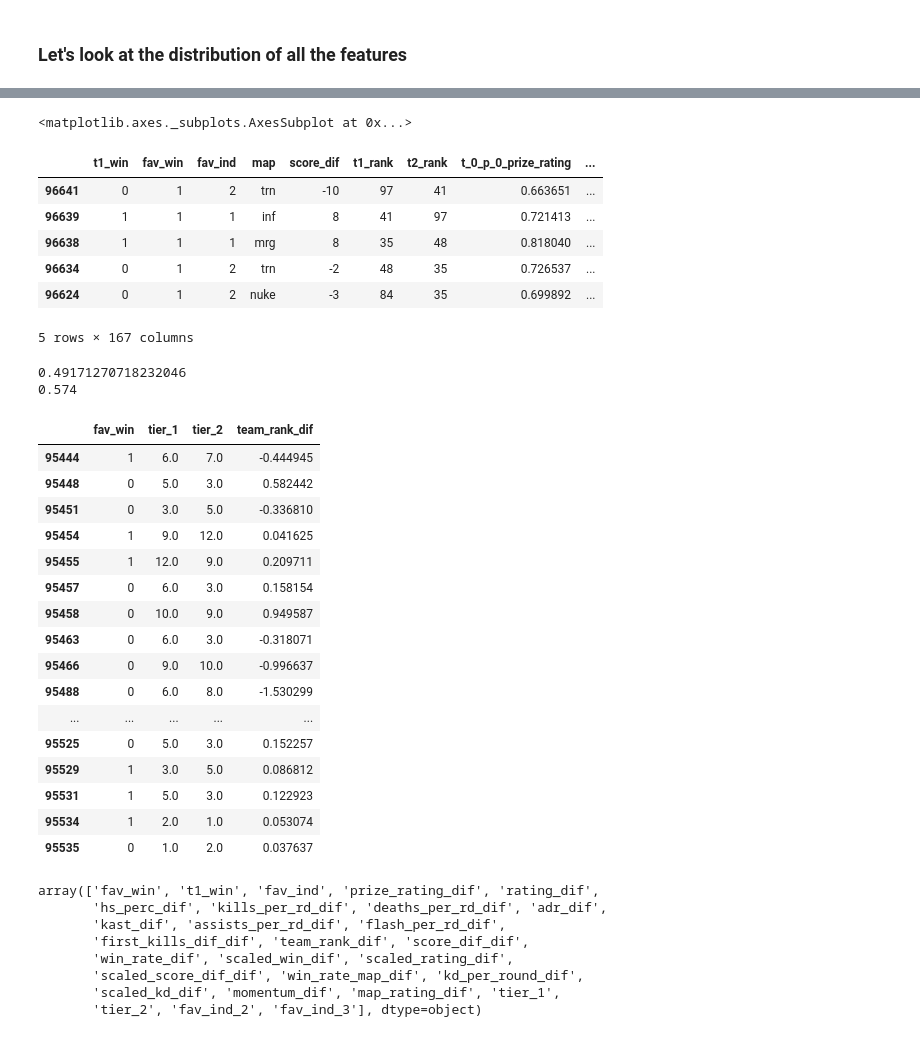
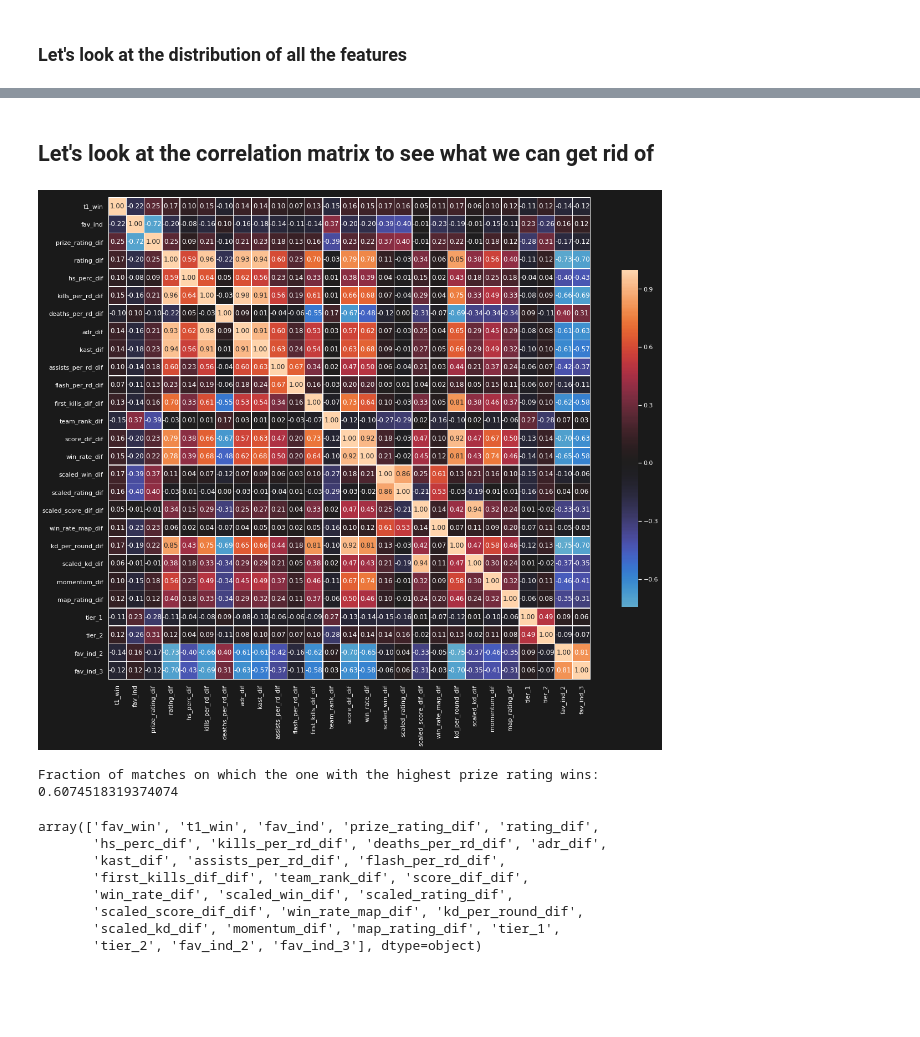
Before and after one commit to emmanuel-garza/insight-csgo, a Jupyter notebook: final_model.ipynb, the cells around one changed output, grey strips where cells are left out. Saved outputs shown, nothing was run; the diff lists cells and outputs as text; code cells hidden in the pictures; blank space fills up the shorter version.

```diff
--- a/final_model.ipynb
+++ b/final_model.ipynb
@@ -208,61 +220,33 @@ df_train[df_train['t1_win']==0][['prize_rating_dif','scaled_win_dif']].describe(
+# %% [markdown]
+## Let's look at the correlation matrix to see what we can get rid of
 # %%
 correlations = df_train.drop(['fav_win'],axis=1).corr()
 
-%matplotlib qt
-
 sns.set_style("whitegrid")
 sns.set(font_scale=1)
-plt.figure(figsize=(20,16));
+
+fig = plt.figure(figsize=(20,16));
+
+mpl.rcParams.update({'text.color' : "white",
+                     'axes.labelcolor' : "white",
+                     'xtick.color' : "white",
+                     'ytick.color' : "white",
+                     'axes.facecolor':"gray"})
+
 ax = plt.axes()
 
 sns.heatmap(correlations, vmax=1.0, center=0, fmt='.2f',
-                square=True, linewidths=.5, annot=True, cbar_kws={"shrink": .70}, ax=ax)
+                square=True, linewidths=.5, annot=True, cbar_kws={"shrink": .70}, ax=ax);
+
+fig.set_facecolor('k')
 # %% [output]
-<matplotlib.axes._subplots.AxesSubplot at 0x...>
+[figure, added]
-# %%
-df_ct_start = pd.DataFrame.from_dict( map_training_dict,orient='index')
-len( df_ct_start )
-
-# type(data['roundHistory'][0]['ctTeam'])
-df_ct_start.tail()
-# %% [output]
-|  | t1_win | fav_win | fav_ind | map | score_dif | t1_rank | t2_rank | t_0_p_0_prize_rating | ... |
-| 96641 | 0 | 1 | 2 | trn | -10 | 97 | 41 | 0.663651 | ... |
-| 96639 | 1 | 1 | 1 | inf | 8 | 41 | 97 | 0.721413 | ... |
-| 96638 | 1 | 1 | 1 | mrg | 8 | 35 | 48 | 0.818040 | ... |
-| 96634 | 0 | 1 | 2 | trn | -2 | 48 | 35 | 0.726537 | ... |
-| 96624 | 0 | 1 | 2 | nuke | -3 | 84 | 35 | 0.699892 | ... |
-5 rows × 167 columns
-# %%
-df_ct_start.tail(n=20)
-print(df_ct_start[df_ct_start['map']=='inf']['t1_win'].mean())
-#df_ct_start['t1_rank'].max()
-print(df_ct_start['fav_win'].mean())
-# %% [output]
-0.49171270718232046
-0.574
-# %%
-df_train[['fav_win','tier_1','tier_2','team_rank_dif']].head(n=30)
-# X = df_train.iloc[:, 2:15]
-# np.shape(X)
-# %% [output]
-|  | fav_win | tier_1 | tier_2 | team_rank_dif |
-| 95444 | 1 | 6.0 | 7.0 | -0.444945 |
-| 95448 | 0 | 5.0 | 3.0 | 0.582442 |
-| 95451 | 0 | 3.0 | 5.0 | -0.336810 |
-| 95454 | 1 | 9.0 | 12.0 | 0.041625 |
-| 95455 | 1 | 12.0 | 9.0 | 0.209711 |
-| 95457 | 0 | 6.0 | 3.0 | 0.158154 |
-| 95458 | 0 | 10.0 | 9.0 | 0.949587 |
-| 95463 | 0 | 6.0 | 3.0 | -0.318071 |
-| 95466 | 0 | 9.0 | 10.0 | -0.996637 |
-| 95488 | 0 | 6.0 | 8.0 | -1.530299 |
-| ... | ... | ... | ... | ... |
-| 95525 | 0 | 5.0 | 3.0 | 0.152257 |
-| 95529 | 1 | 3.0 | 5.0 | 0.086812 |
-| 95531 | 1 | 5.0 | 3.0 | 0.122923 |
-| 95534 | 1 | 2.0 | 1.0 | 0.053074 |
-| 95535 | 0 | 1.0 | 2.0 | 0.037637 |
+# %%
+print('Fraction of matches on which the one with the highest prize rating wins:')
+print(df_train['fav_win'].mean())
+# %% [output]
+Fraction of matches on which the one with the highest prize rating wins:
+0.6074518319374074
 # %%
 df_train.keys().values
 # %% [output]
```
Also changed, not shown: parts of 16 cells of this notebook.
